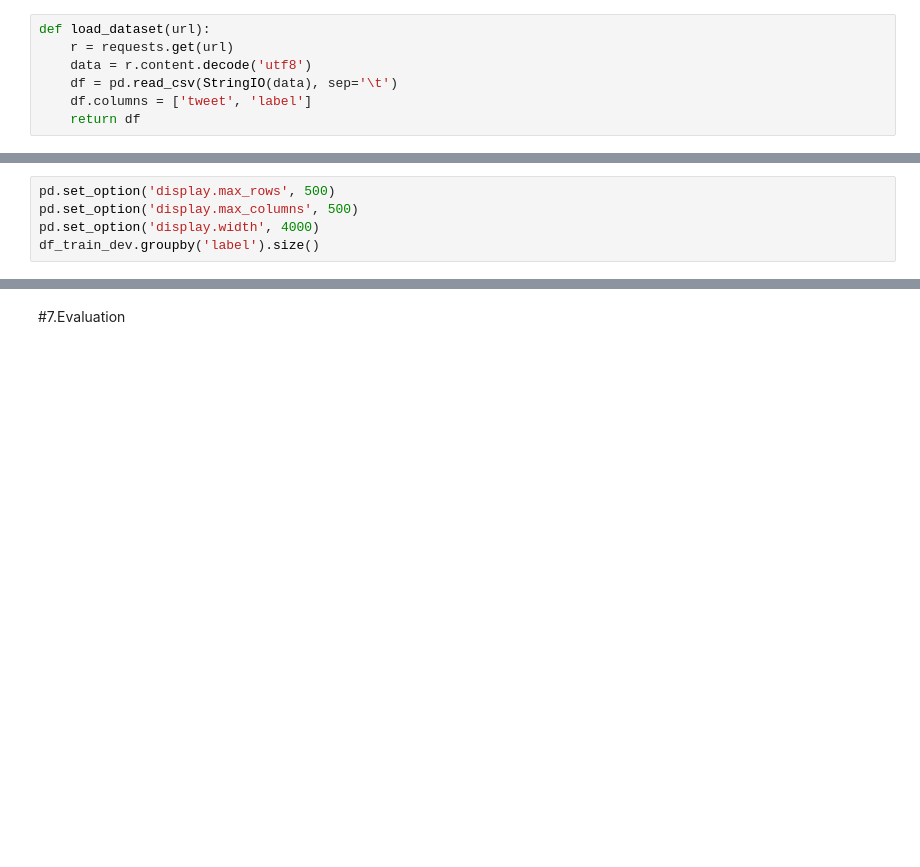
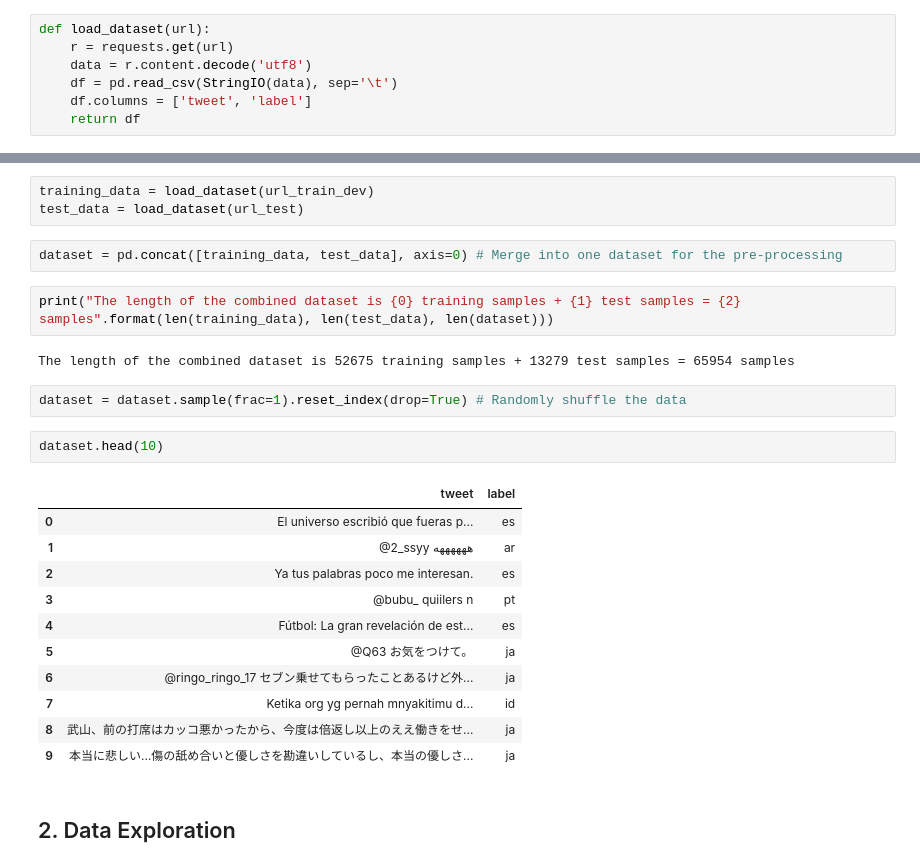
Before and after one commit to jan-kreischer/UZH_ML4NLP, a Jupyter notebook: Project-01/index_hongjie.ipynb, the cells around one changed output, grey strips where cells are left out. Cells and saved outputs as stored; diff of their text form; blank space fills up the shorter version.

```diff
--- a/Project-01/index_hongjie.ipynb
+++ b/Project-01/index_hongjie.ipynb
@@ -55,5 +70,0 @@ array(['ar', 'ar_LATN', 'az', 'bg', 'bn', 'bs', 'ca', 'cs', 'cy', 'da',
-# %%
-pd.set_option('display.max_rows', 500)
-pd.set_option('display.max_columns', 500)
-pd.set_option('display.width', 4000)
-df_train_dev.groupby('label').size()
@@ -198,2 +71,27 @@ def augdata_by_replacing_entities(df):
-# %% [markdown]
-#7.Evaluation
+# %%
+training_data = load_dataset(url_train_dev)
+test_data = load_dataset(url_test)
+# %%
+dataset = pd.concat([training_data, test_data], axis=0) # Merge into one dataset for the pre-processing
+# %%
+print("The length of the combined dataset is {0} training samples + {1} test samples = {2} samples".format(len(training_data), len(test_data), len(dataset)))
+# %% [output]
+The length of the combined dataset is 52675 training samples + 13279 test samples = 65954 samples
+# %%
+dataset = dataset.sample(frac=1).reset_index(drop=True) # Randomly shuffle the data
+# %%
+dataset.head(10)
+# %% [output]
+|  | tweet | label |
+| 0 | El universo escribió que fueras p... | es |
+| 1 | @2_ssyy ههههههه | ar |
+| 2 | Ya tus palabras poco me interesan. | es |
+| 3 | @bubu_ quiilers n | pt |
+| 4 | Fútbol: La gran revelación de est... | es |
+| 5 | @Q63 お気をつけて。 | ja |
+| 6 | @ringo_ringo_17 セブン乗せてもらったことあるけど外... | ja |
+| 7 | Ketika org yg pernah mnyakitimu d... | id |
+| 8 | 武山、前の打席はカッコ悪かったから、今度は倍返し以上のええ働きをせ... | ja |
+| 9 | 本当に悲しい…傷の舐め合いと優しさを勘違いしているし、本当の優しさ... | ja |
+# %% [markdown]
+## 2. Data Exploration
```
Also changed, not shown: parts of 62 cells of this notebook, 2 other files.
